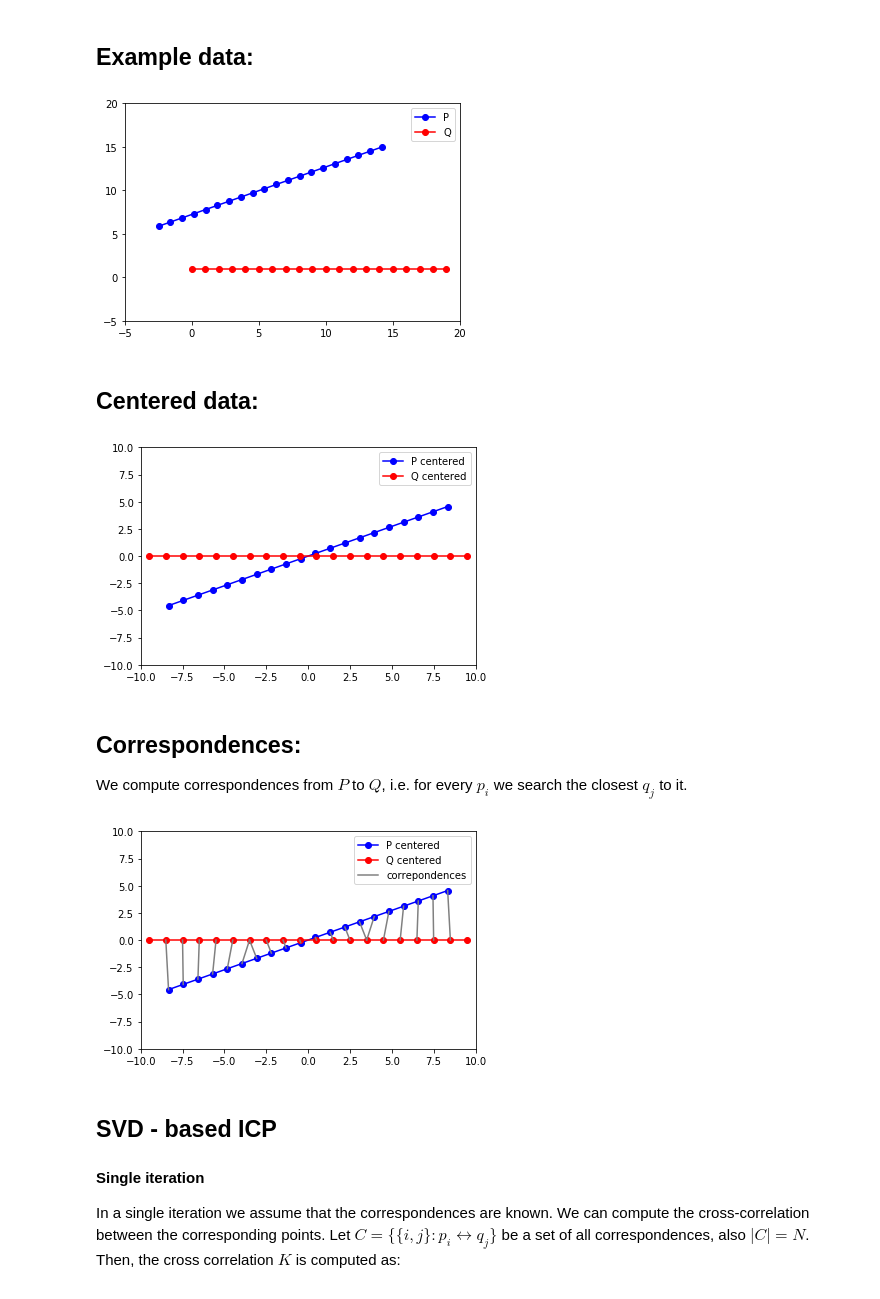
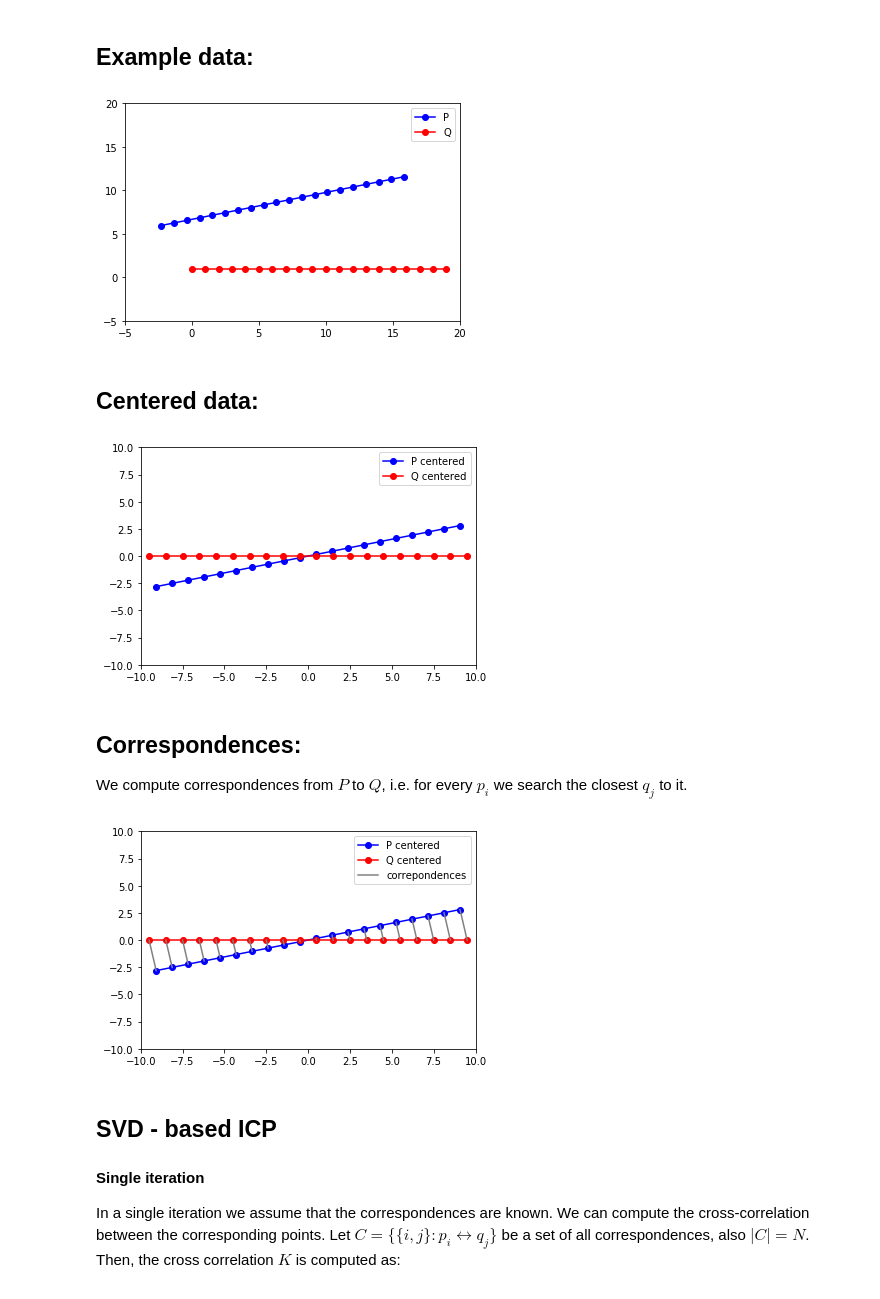
Before and after one commit to niosus/notebooks, a Jupyter notebook: icp.ipynb, the cells around one changed output. Saved outputs shown, nothing was run; the diff lists cells and outputs as text; code cells hidden in the pictures.

```diff
--- a/icp.ipynb
+++ b/icp.ipynb
@@ -35,21 +35,21 @@ def plot_data(data_1, data_2, label_1='P', label_2='Q', xlim=[-5, 20], ylim=[-5,
 ## Example data: ##
 # %%
 # initialize pertrubation rotation
-angle = 0.5
+angle = 0.3
 R_true = np.mat([[cos(angle), -sin(angle)],
                  [sin(angle),  cos(angle)]])
 t_true = np.mat([[-2], [5]])
 
 # generate data as a list of 2d points
 num_points = 20
 Q = np.mat(np.ones((2, num_points)))
 Q[0, :] = range(0, num_points)
 P = R_true * Q + t_true
 
 plot_data(P, Q)
 plt.show()
 # %% [output]
-[figure, old version]
+[figure, new version]
 # %% [markdown]
 ## Centered data: ##
 # %%
@@ -64,7 +64,7 @@ ax = plot_data(P_centered, Q_centered,
                xlim=lim, ylim=lim)
 plt.show()
 # %% [output]
-[figure, old version]
+[figure, new version]
 # %% [markdown]
 ## Correspondences: ##
 We compute correspondences from $P$ to $Q$, i.e. for every $p_i$ we search the closest $q_j$ to it.
@@ -108,7 +108,7 @@ ax = plot_data(P_centered, Q_centered,
 draw_correspondeces(P_centered, Q_centered, correspondences, ax)
 plt.show()
 # %% [output]
-[figure, old version]
+[figure, new version]
 # %% [markdown]
 ## SVD - based ICP ##
 
```
Also changed, not shown: parts of 9 cells of this notebook.
